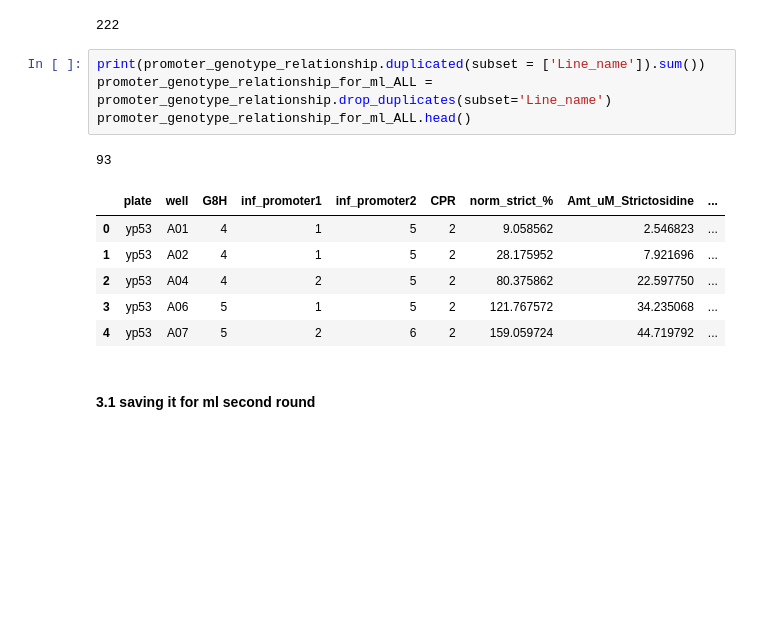
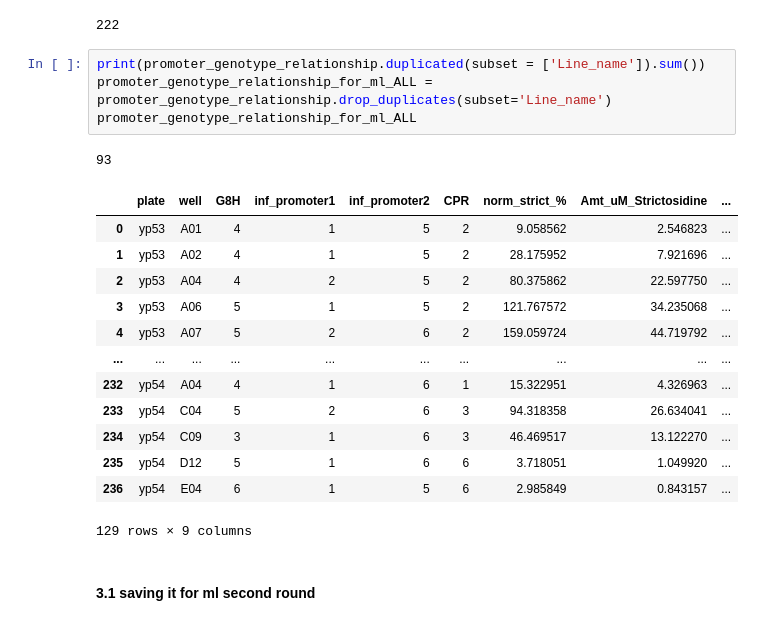
Before and after one commit to hiyama341/teemi, a Jupyter notebook: colab_notebooks/10_2_TEST_Library_Characterization.ipynb, the cells around one changed output. Drawn from its saved outputs; the diff is of its cells as text; blank space fills up the shorter version.

```diff
--- a/colab_notebooks/10_2_TEST_Library_Characterization.ipynb
+++ b/colab_notebooks/10_2_TEST_Library_Characterization.ipynb
@@ -979,15 +966,22 @@ len(promoter_genotype_relationship)
 # %%
 print(promoter_genotype_relationship.duplicated(subset = ['Line_name']).sum())
 promoter_genotype_relationship_for_ml_ALL = promoter_genotype_relationship.drop_duplicates(subset='Line_name')
-promoter_genotype_relationship_for_ml_ALL.head()
+promoter_genotype_relationship_for_ml_ALL
 # %% [output]
 93
 |  | plate | well | G8H | inf_promoter1 | inf_promoter2 | CPR | norm_strict_% | Amt_uM_Strictosidine | ... |
 | 0 | yp53 | A01 | 4 | 1 | 5 | 2 | 9.058562 | 2.546823 | ... |
 | 1 | yp53 | A02 | 4 | 1 | 5 | 2 | 28.175952 | 7.921696 | ... |
 | 2 | yp53 | A04 | 4 | 2 | 5 | 2 | 80.375862 | 22.597750 | ... |
 | 3 | yp53 | A06 | 5 | 1 | 5 | 2 | 121.767572 | 34.235068 | ... |
 | 4 | yp53 | A07 | 5 | 2 | 6 | 2 | 159.059724 | 44.719792 | ... |
+| ... | ... | ... | ... | ... | ... | ... | ... | ... | ... |
+| 232 | yp54 | A04 | 4 | 1 | 6 | 1 | 15.322951 | 4.326963 | ... |
+| 233 | yp54 | C04 | 5 | 2 | 6 | 3 | 94.318358 | 26.634041 | ... |
+| 234 | yp54 | C09 | 3 | 1 | 6 | 3 | 46.469517 | 13.122270 | ... |
+| 235 | yp54 | D12 | 5 | 1 | 6 | 6 | 3.718051 | 1.049920 | ... |
+| 236 | yp54 | E04 | 6 | 1 | 5 | 6 | 2.985849 | 0.843157 | ... |
+129 rows × 9 columns
 # %% [markdown]
 #### 3.1 saving it for ml second round
 # %%
```
Also changed, not shown: parts of 10 cells of this notebook, 2 other files.
